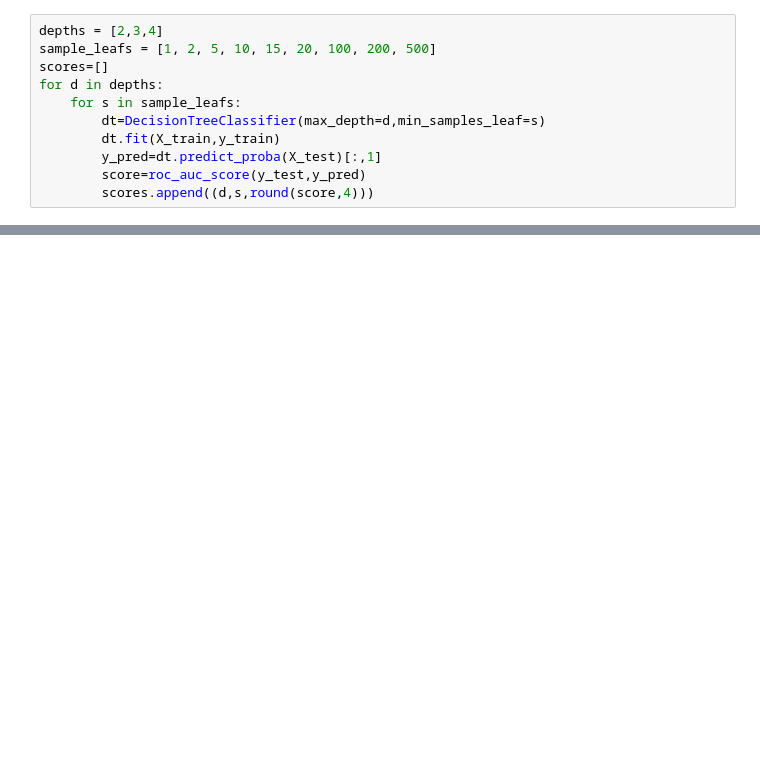
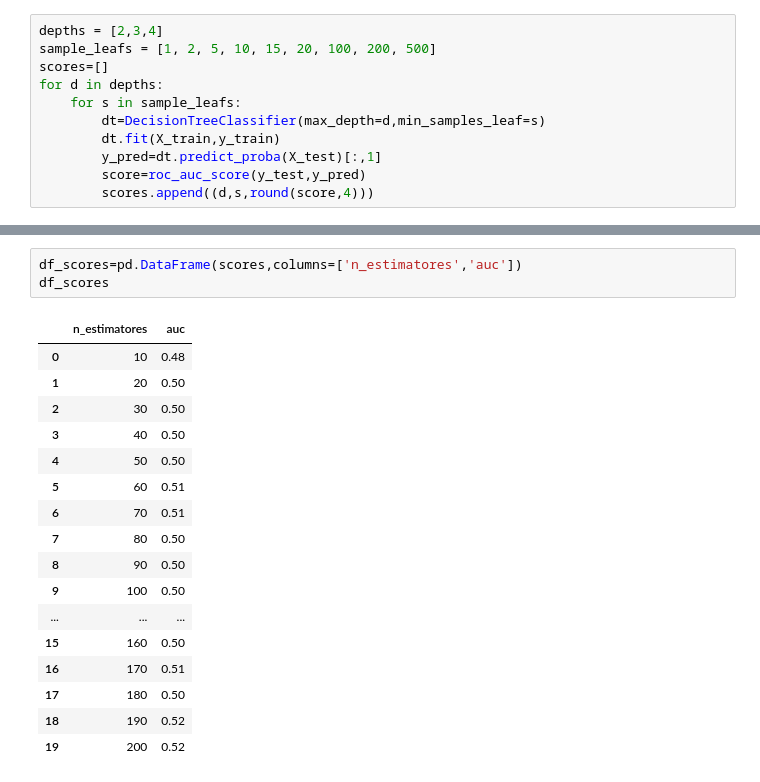
Before and after one commit to kimutai99/stroke-disease-prediction, a Jupyter notebook: notebook/model training.ipynb, the cells around one changed output, grey strips where cells are left out. Drawn from its saved outputs; the diff is of its cells as text; blank space fills up the shorter version.

```diff
--- a/notebook/model training.ipynb
+++ b/notebook/model training.ipynb
@@ -285,0 +296,21 @@ ValueError: y should be a 1d array, got an array of shape (3000, 2) instead.
+# %%
+df_scores=pd.DataFrame(scores,columns=['n_estimatores','auc'])
+df_scores
+# %% [output]
+|  | n_estimatores | auc |
+| 0 | 10 | 0.48 |
+| 1 | 20 | 0.50 |
+| 2 | 30 | 0.50 |
+| 3 | 40 | 0.50 |
+| 4 | 50 | 0.50 |
+| 5 | 60 | 0.51 |
+| 6 | 70 | 0.51 |
+| 7 | 80 | 0.50 |
+| 8 | 90 | 0.50 |
+| 9 | 100 | 0.50 |
+| ... | ... | ... |
+| 15 | 160 | 0.50 |
+| 16 | 170 | 0.51 |
+| 17 | 180 | 0.50 |
+| 18 | 190 | 0.52 |
+| 19 | 200 | 0.52 |
```
Also changed, not shown: parts of 33 cells of this notebook, 3 other files.
